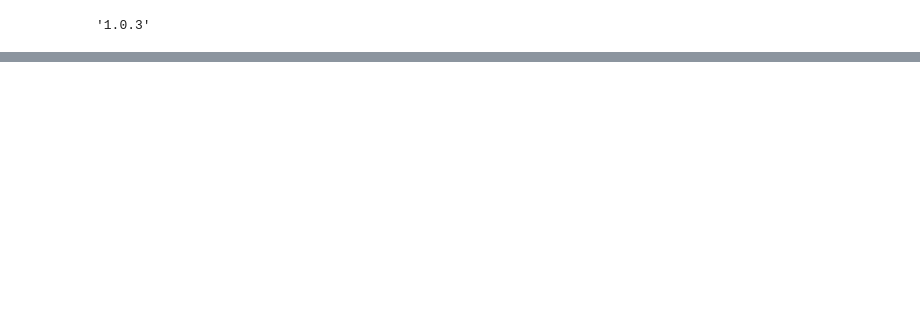
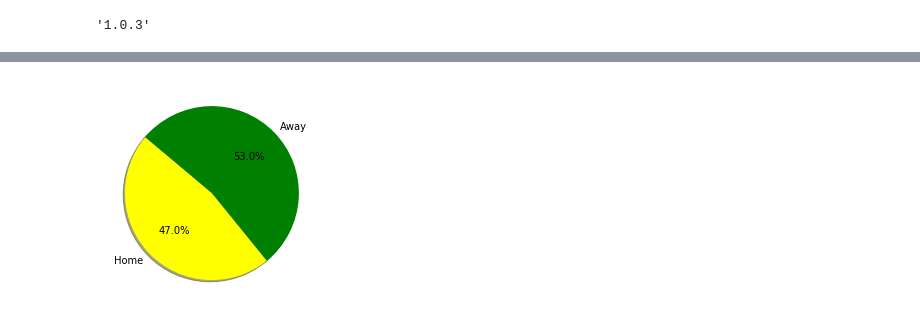
Before and after one commit to jferna73/project-one-, a Jupyter notebook: Dataframe 2016-2017.ipynb, the cells around one changed output, grey strips where cells are left out. Cells and saved outputs as stored; diff of their text form; code cells hidden in the pictures; blank space fills up the shorter version.

```diff
--- a/Dataframe 2016-2017.ipynb
+++ b/Dataframe 2016-2017.ipynb
@@ -509,0 +746,16 @@ ross_df.head()
+# %%
+#Don't Understand why the chart uses 3P...and not the 3PA
+raps1617_df.groupby(['Date'])
+test_group = raps1617_df.groupby(['Home vs Away'])
+test_group['3PA'].sum()
+
+# Labels for the sections of our pie chart
+labels = ["Home", "Away"]
+colors = ["yellow", "green"]
+
+# Creates the pie chart
+plt.pie(sizes, labels=labels, colors=colors,
+        autopct="%1.1f%%", shadow=True, startangle=140)
+plt.title=("Percentage of 3 Pointers Attempted when Home vs Away, 2016-2017")
+# %% [output]
+[figure, added]
```
Also changed, not shown: parts of 43 cells of this notebook.
